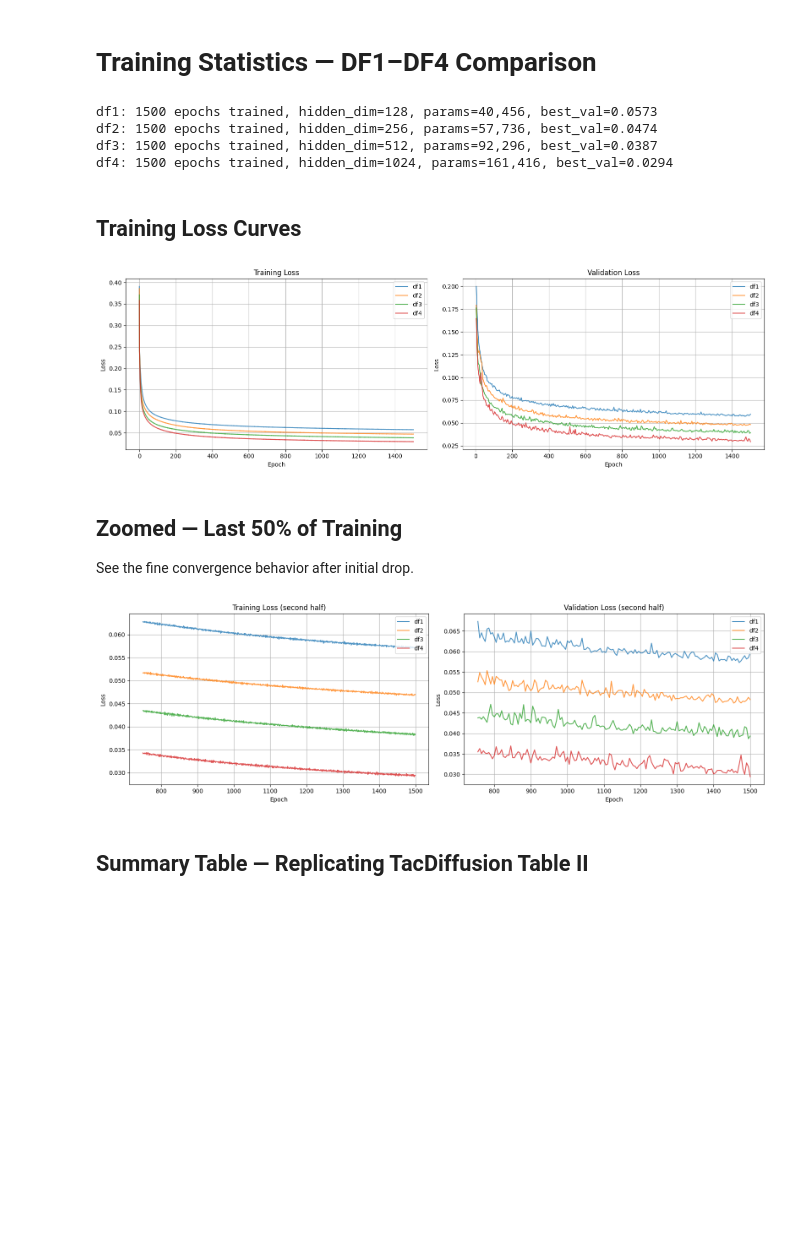
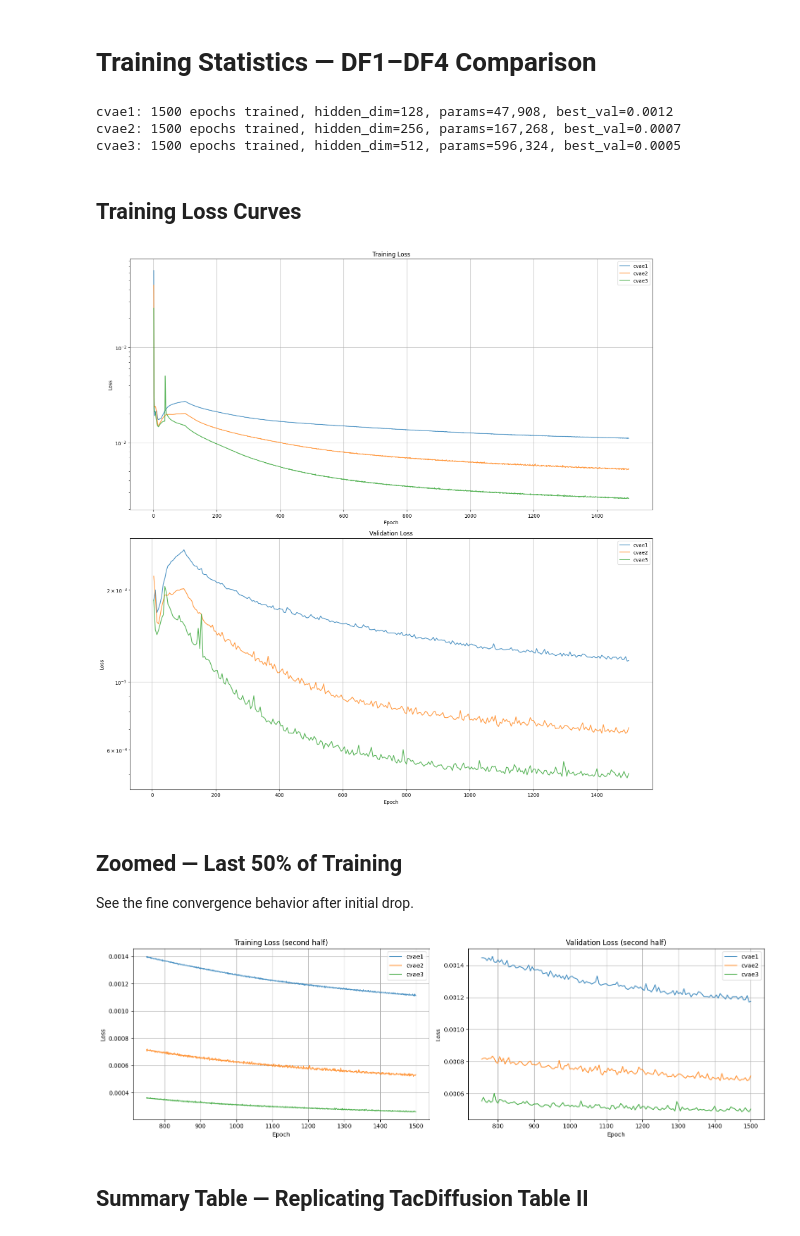
Before and after one commit to AlexanderWegenerRobotics/force-insertion-policy, a Jupyter notebook: notebooks/training_stats.ipynb, the cells around one changed output. Drawn from its saved outputs; the diff is of its cells as text; code cells hidden in the pictures; blank space fills up the shorter version.

Commit message:
cvae train test plots

```diff
--- a/notebooks/training_stats.ipynb
+++ b/notebooks/training_stats.ipynb
@@ -17,7 +17,7 @@ plt.rcParams['figure.figsize'] = (14, 5)
 plt.rcParams['axes.grid'] = True
 # %%
 models = {}
-for name in ['df1', 'df2', 'df3', 'df4']:
+for name in ['cvae1', 'cvae2', 'cvae3']:
     hist_path = Path(f'checkpoints/{name}/history.json')
     if hist_path.exists():
         with open(hist_path, 'r') as f:
@@ -29,35 +29,36 @@ for name in ['df1', 'df2', 'df3', 'df4']:
     else:
         print(f'{name}: not found')
 # %% [output]
-df1: 1500 epochs trained, hidden_dim=128, params=40,456, best_val=0.0573
-df2: 1500 epochs trained, hidden_dim=256, params=57,736, best_val=0.0474
-df3: 1500 epochs trained, hidden_dim=512, params=92,296, best_val=0.0387
-df4: 1500 epochs trained, hidden_dim=1024, params=161,416, best_val=0.0294
+cvae1: 1500 epochs trained, hidden_dim=128, params=47,908, best_val=0.0012
+cvae2: 1500 epochs trained, hidden_dim=256, params=167,268, best_val=0.0007
+cvae3: 1500 epochs trained, hidden_dim=512, params=596,324, best_val=0.0005
 # %% [markdown]
 ## Training Loss Curves
 # %%
-fig, axes = plt.subplots(1, 2, figsize=(16, 5))
+fig, axes = plt.subplots(2, 1, figsize=(10, 10))
 
 for name, hist in models.items():
     epochs = range(1, len(hist['train_loss']) + 1)
     axes[0].plot(epochs, hist['train_loss'], label=name, alpha=0.8)
 
 axes[0].set_xlabel('Epoch')
 axes[0].set_ylabel('Loss')
 axes[0].set_title('Training Loss')
 axes[0].legend()
+axes[0].set_yscale('log')
 
 for name, hist in models.items():
     axes[1].plot(hist['val_epochs'], hist['val_loss'], label=name, alpha=0.8)
 
+axes[1].set_yscale('log')
 axes[1].set_xlabel('Epoch')
 axes[1].set_ylabel('Loss')
 axes[1].set_title('Validation Loss')
 axes[1].legend()
 
 plt.tight_layout()
 # %% [output]
-[figure, old version]
+[figure, new version]
 # %% [markdown]
 ## Zoomed — Last 50% of Training
 See the fine convergence behavior after initial drop.
@@ -87,7 +88,7 @@ axes[1].legend()
 
 plt.tight_layout()
 # %% [output]
-[figure, old version]
+[figure, new version]
 # %% [markdown]
 ## Summary Table — Replicating TacDiffusion Table II
 # %%
```
Also changed, not shown: parts of 2 cells of this notebook.
